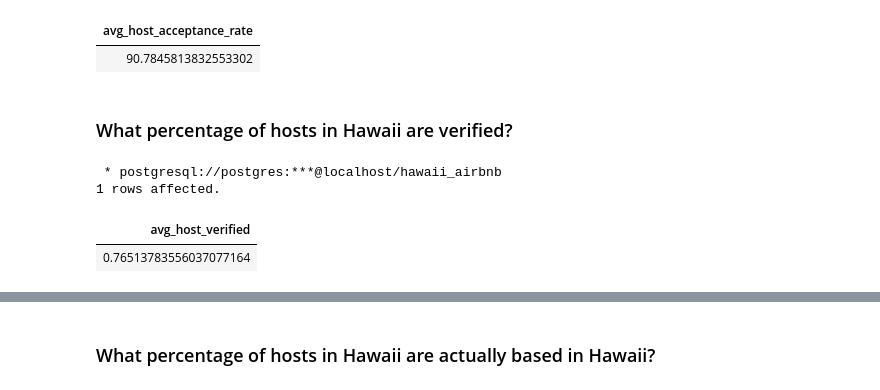
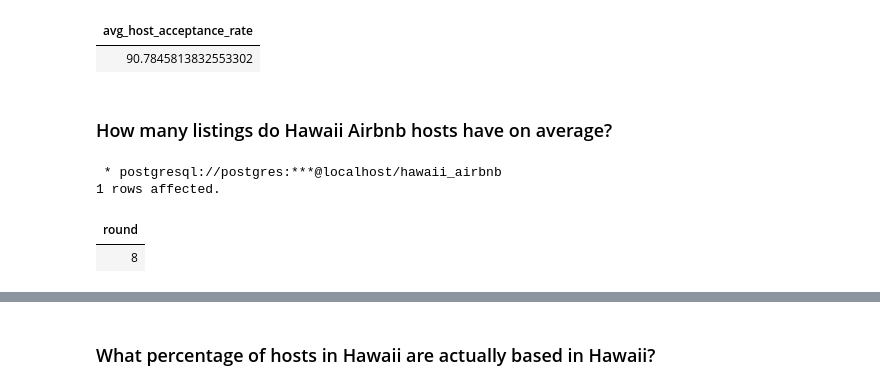
Before and after one commit to kaistops/Hawaii-Airbnb-Analysis, a Jupyter notebook: hawaii_airbnb_analysis.ipynb, the cells around one changed output, grey strips where cells are left out. Drawn from its saved outputs; the diff is of its cells as text; code cells hidden in the pictures.

```diff
--- a/hawaii_airbnb_analysis.ipynb
+++ b/hawaii_airbnb_analysis.ipynb
@@ -1383,15 +1411,15 @@ FROM hosts;
 1 rows affected.
 | avg_host_acceptance_rate |
 | 90.7845813832553302 |
-# %% [markdown]
-### What percentage of hosts in Hawaii are verified?
+# %% [markdown]
+### How many listings do Hawaii Airbnb hosts have on average?
 # %%
 %%sql
 
-SELECT AVG(CAST(host_identity_verified AS INTEGER)) as avg_host_verified
+SELECT ROUND(AVG(host_listings_count::DECIMAL), 0)
 FROM hosts;
 # %% [output]
  * postgresql://postgres:***@localhost/hawaii_airbnb
 1 rows affected.
-| avg_host_verified |
-| 0.76513783556037077164 |
+| round |
+| 8 |
```
Also changed, not shown: parts of 29 cells of this notebook.
